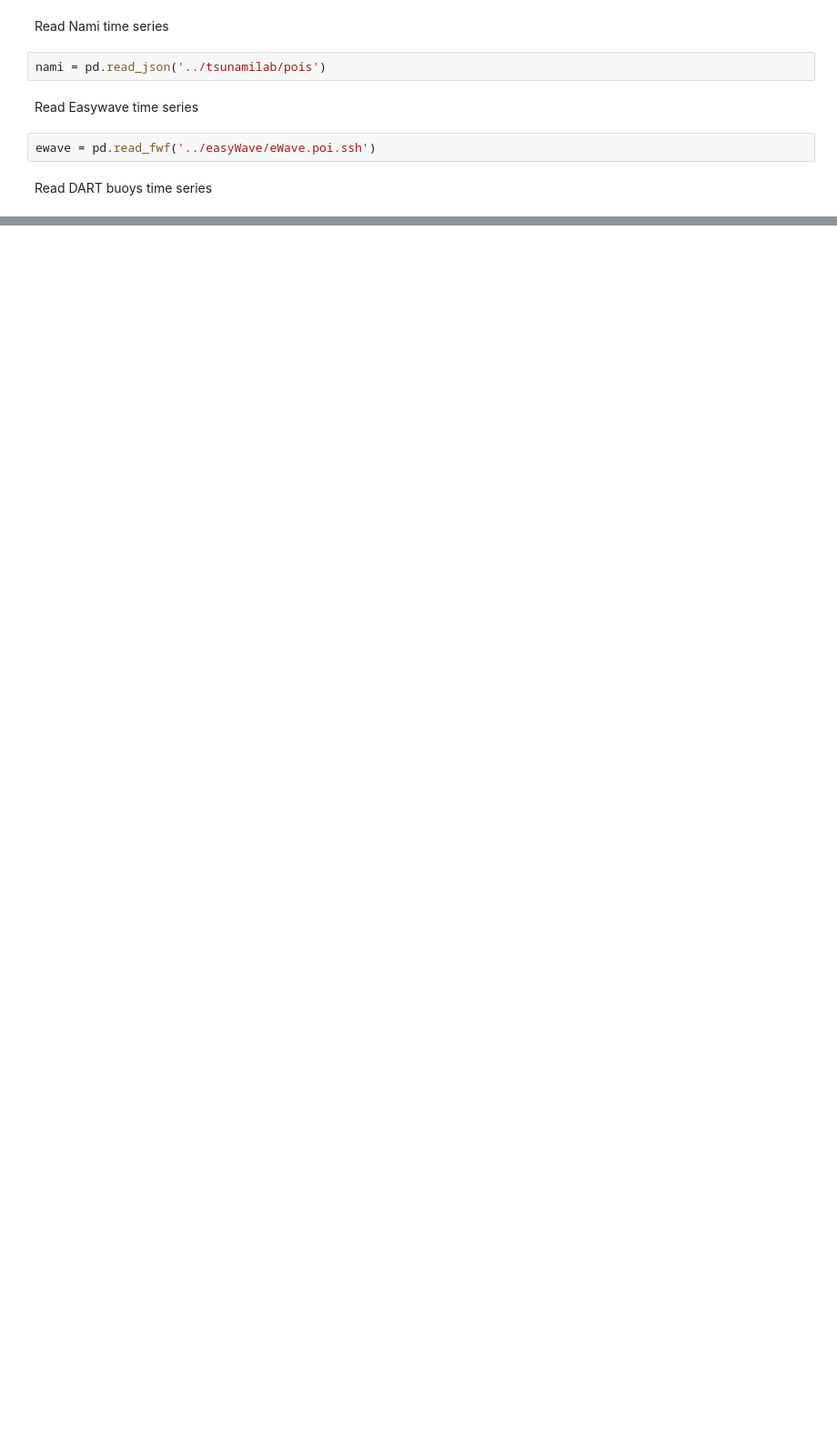
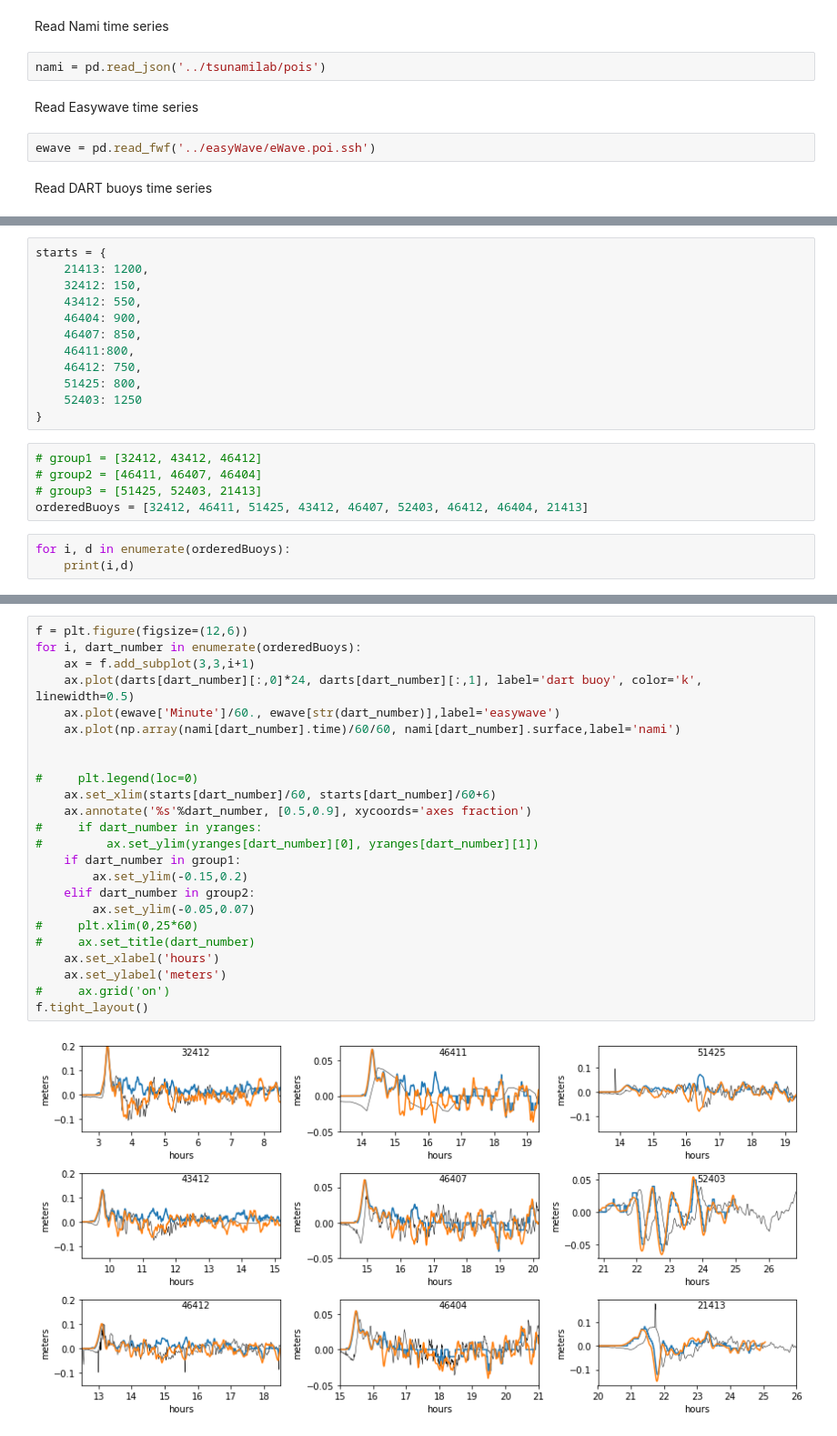
Before and after one commit to jgalazm/comp-geo-paper-figures, a Jupyter notebook: 03_biobio2010/comparison/finalPlots.ipynb, the cells around one changed output, grey strips where cells are left out. Shown at 91% size. Cells and saved outputs as stored; diff of their text form; blank space fills up the shorter version.

```diff
--- a/03_biobio2010/comparison/finalPlots.ipynb
+++ b/03_biobio2010/comparison/finalPlots.ipynb
@@ -118,0 +109,20 @@ f.savefig('figure.png',dpi=300)
+# %%
+starts = {
+    21413: 1200,
+    32412: 150,
+    43412: 550,
+    46404: 900,
+    46407: 850,
+    46411:800,
+    46412: 750,
+    51425: 800,
+    52403: 1250
+}
+# %%
+# group1 = [32412, 43412, 46412]
+# group2 = [46411, 46407, 46404]
+# group3 = [51425, 52403, 21413]
+orderedBuoys = [32412, 46411, 51425, 43412, 46407, 52403, 46412, 46404, 21413]
+# %%
+for i, d in enumerate(orderedBuoys):
+    print(i,d)
@@ -118,0 +144,26 @@ f.savefig('figure.png',dpi=300)
+# %%
+f = plt.figure(figsize=(12,6))
+for i, dart_number in enumerate(orderedBuoys):
+    ax = f.add_subplot(3,3,i+1)
+    ax.plot(darts[dart_number][:,0]*24, darts[dart_number][:,1], label='dart buoy', color='k', linewidth=0.5)
+    ax.plot(ewave['Minute']/60., ewave[str(dart_number)],label='easywave')
+    ax.plot(np.array(nami[dart_number].time)/60/60, nami[dart_number].surface,label='nami')
+
+
+#     plt.legend(loc=0)
+    ax.set_xlim(starts[dart_number]/60, starts[dart_number]/60+6)
+    ax.annotate('%s'%dart_number, [0.5,0.9], xycoords='axes fraction')
+#     if dart_number in yranges:
+#         ax.set_ylim(yranges[dart_number][0], yranges[dart_number][1])
+    if dart_number in group1:
+        ax.set_ylim(-0.15,0.2)
+    elif dart_number in group2:
+        ax.set_ylim(-0.05,0.07)
+#     plt.xlim(0,25*60)
+#     ax.set_title(dart_number)
+    ax.set_xlabel('hours')
+    ax.set_ylabel('meters')
+#     ax.grid('on')
+f.tight_layout()
+# %% [output]
+[figure, added]
```
Also changed, not shown: parts of 19 cells of this notebook, 2 other files.
